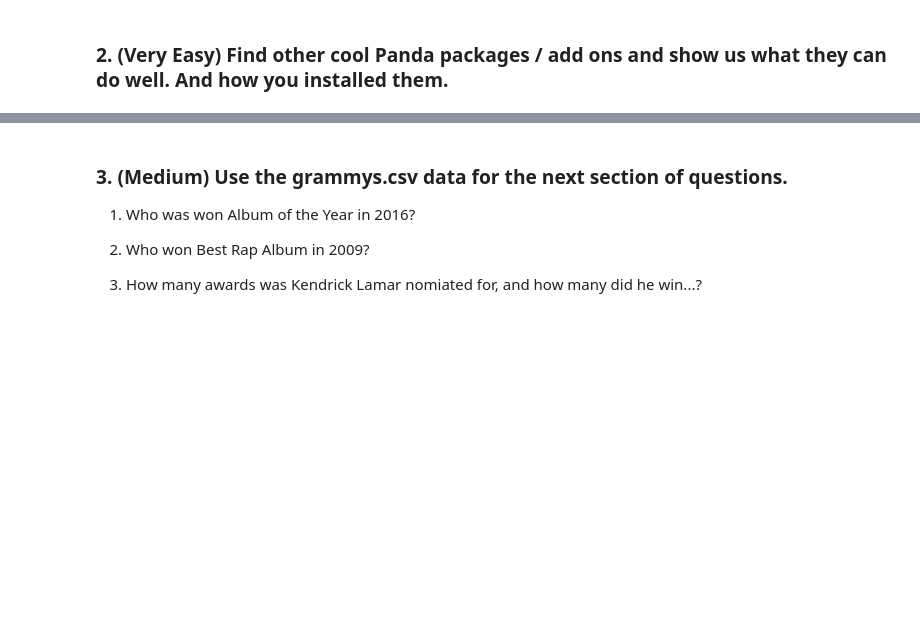
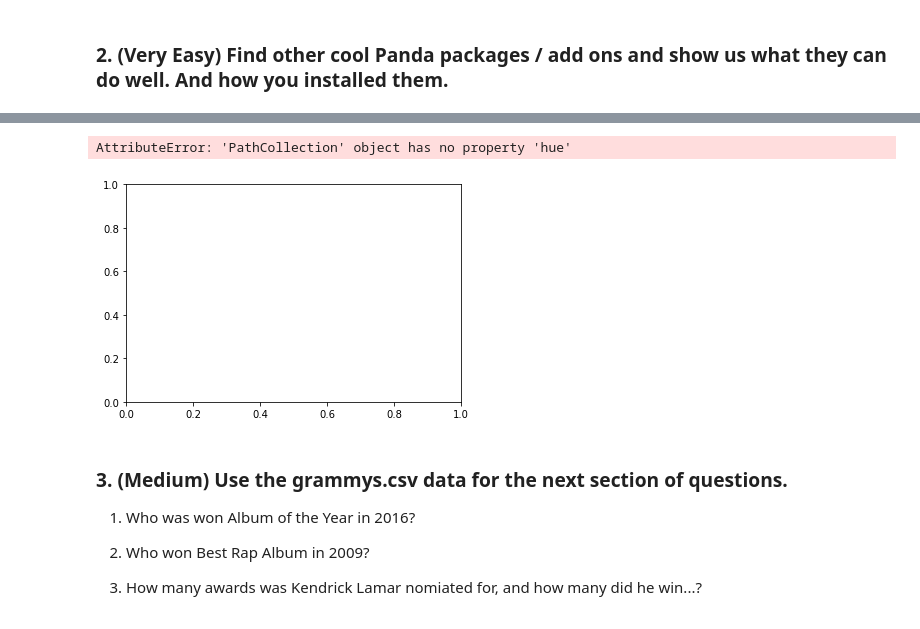
Before and after one commit to Falselysium/my-fork-2023-fall-data-science, a Jupyter notebook: Week-01-Pandas/Exercise-AZ.ipynb, the cells around one changed output, grey strips where cells are left out. Saved outputs shown, nothing was run; the diff lists cells and outputs as text; code cells hidden in the pictures; blank space fills up the shorter version.

```diff
--- a/Week-01-Pandas/Exercise-AZ.ipynb
+++ b/Week-01-Pandas/Exercise-AZ.ipynb
@@ -258,3 +277,8 @@ Every question below this cell is extra credit and optional.
+# %%
+plt.scatter('price','number_of_reviews',data=df,hue = 'neighbourhood_group')
+# %% [output]
+AttributeError: 'PathCollection' object has no property 'hue'
+[figure, added]
 # %% [markdown]
 ### 3. (Medium) Use the grammys.csv data for the next section of questions.
 
```
Also changed, not shown: parts of 8 cells of this notebook, 6 other files.
